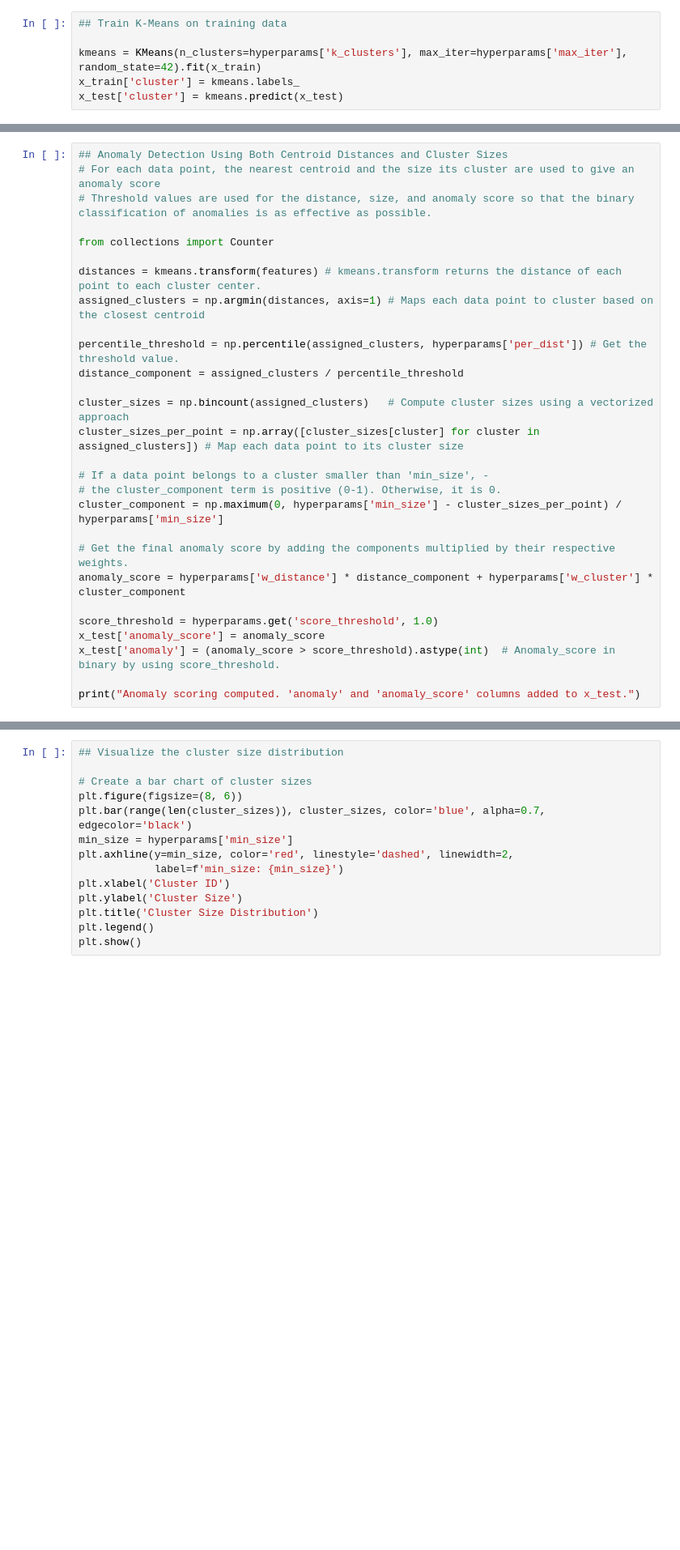
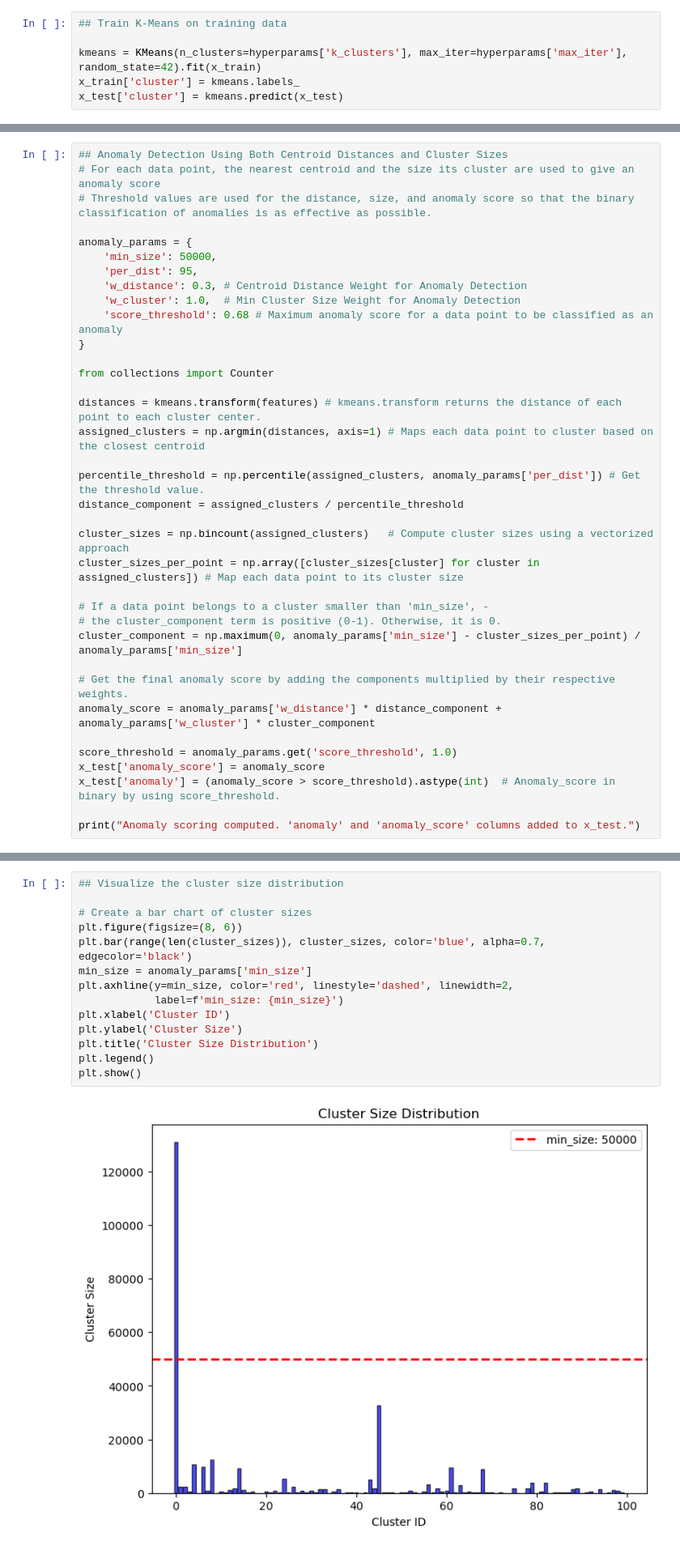
Before and after one commit to ArtWz/Group_Project_ML, a Jupyter notebook: KDD_Clustering.ipynb, the cells around one changed output, grey strips where cells are left out. Shown at 81% size. Cells and saved outputs as stored; diff of their text form; blank space fills up the shorter version.

```diff
--- a/KDD_Clustering.ipynb
+++ b/KDD_Clustering.ipynb
@@ -146,13 +142,21 @@ plt.show()
 ## Anomaly Detection Using Both Centroid Distances and Cluster Sizes
 # For each data point, the nearest centroid and the size its cluster are used to give an anomaly score
 # Threshold values are used for the distance, size, and anomaly score so that the binary classification of anomalies is as effective as possible.
+
+anomaly_params = {
+    'min_size': 50000,
+    'per_dist': 95,
+    'w_distance': 0.3, # Centroid Distance Weight for Anomaly Detection
+    'w_cluster': 1.0,  # Min Cluster Size Weight for Anomaly Detection
+    'score_threshold': 0.68 # Maximum anomaly score for a data point to be classified as an anomaly
+}
 
 from collections import Counter
 
 distances = kmeans.transform(features) # kmeans.transform returns the distance of each point to each cluster center.
 assigned_clusters = np.argmin(distances, axis=1) # Maps each data point to cluster based on the closest centroid
 
-percentile_threshold = np.percentile(assigned_clusters, hyperparams['per_dist']) # Get the threshold value.
+percentile_threshold = np.percentile(assigned_clusters, anomaly_params['per_dist']) # Get the threshold value.
 distance_component = assigned_clusters / percentile_threshold
 
 cluster_sizes = np.bincount(assigned_clusters)   # Compute cluster sizes using a vectorized approach
@@ -160,12 +164,12 @@ cluster_sizes_per_point = np.array([cluster_sizes[cluster] for cluster in assign
 
 # If a data point belongs to a cluster smaller than 'min_size', -
 # the cluster_component term is positive (0-1). Otherwise, it is 0.
-cluster_component = np.maximum(0, hyperparams['min_size'] - cluster_sizes_per_point) / hyperparams['min_size']
+cluster_component = np.maximum(0, anomaly_params['min_size'] - cluster_sizes_per_point) / anomaly_params['min_size']
 
 # Get the final anomaly score by adding the components multiplied by their respective weights.
-anomaly_score = hyperparams['w_distance'] * distance_component + hyperparams['w_cluster'] * cluster_component
+anomaly_score = anomaly_params['w_distance'] * distance_component + anomaly_params['w_cluster'] * cluster_component
 
-score_threshold = hyperparams.get('score_threshold', 1.0)
+score_threshold = anomaly_params.get('score_threshold', 1.0)
 x_test['anomaly_score'] = anomaly_score
 x_test['anomaly'] = (anomaly_score > score_threshold).astype(int)  # Anomaly_score in binary by using score_threshold.
 
@@ -173,17 +246,19 @@ print("Anomaly scoring computed. 'anomaly' and 'anomaly_score' columns added to
 # %%
 ## Visualize the cluster size distribution
 
 # Create a bar chart of cluster sizes
 plt.figure(figsize=(8, 6))
 plt.bar(range(len(cluster_sizes)), cluster_sizes, color='blue', alpha=0.7, edgecolor='black')
-min_size = hyperparams['min_size']
+min_size = anomaly_params['min_size']
 plt.axhline(y=min_size, color='red', linestyle='dashed', linewidth=2,
             label=f'min_size: {min_size}')
 plt.xlabel('Cluster ID')
 plt.ylabel('Cluster Size')
 plt.title('Cluster Size Distribution')
 plt.legend()
 plt.show()
+# %% [output]
+[figure, added]
 # %%
 ## Visualisze the distance distribution
 
```
Also changed, not shown: parts of 10 cells of this notebook.
